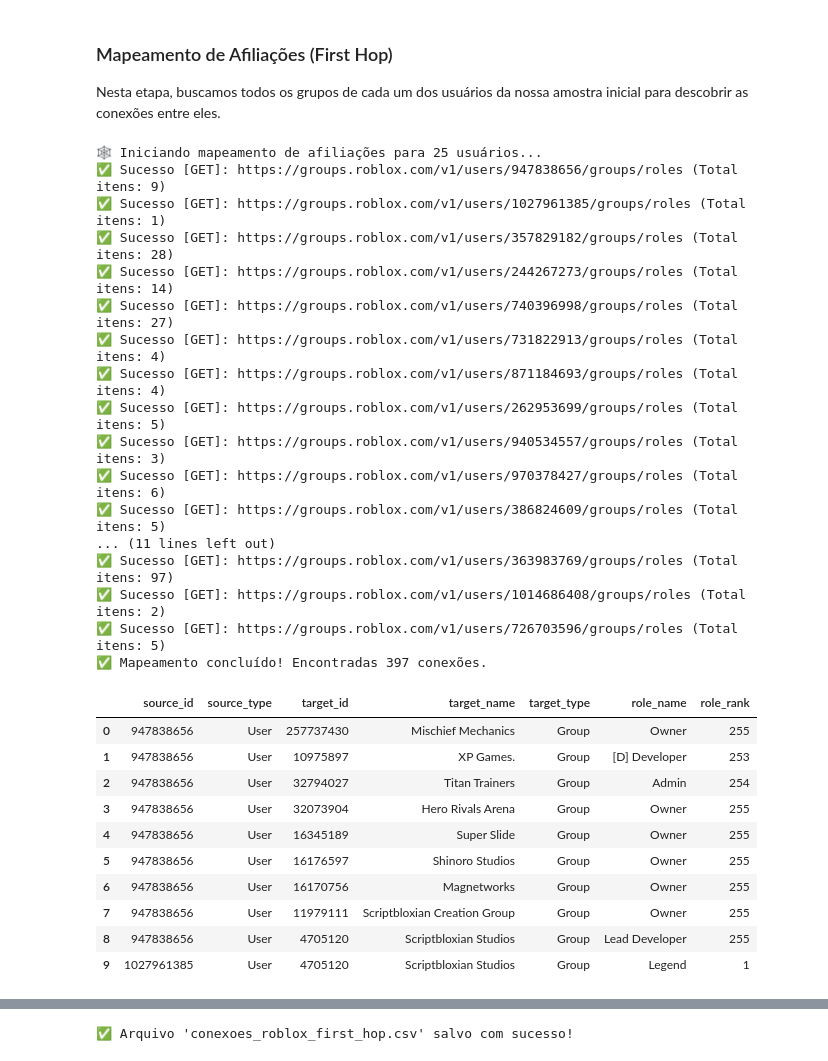
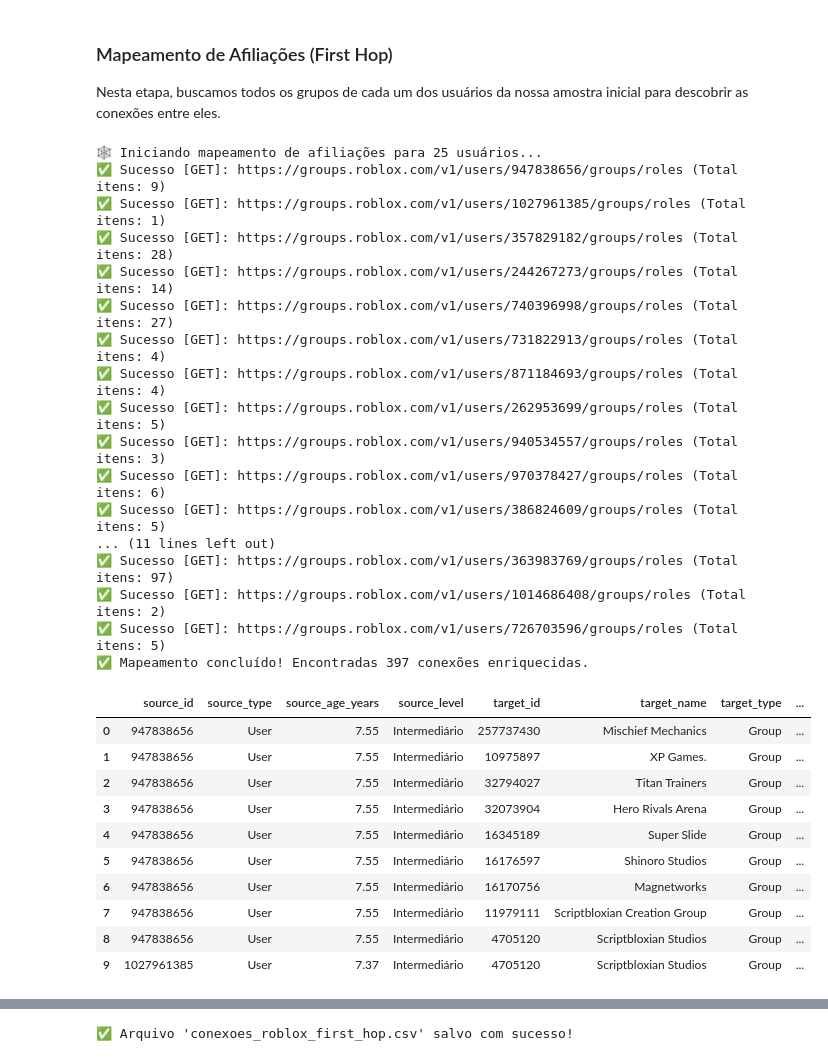
Before and after one commit to Joaoplims/sna_roblox_kg, a Jupyter notebook: Roblox_KG.ipynb, the cells around one changed output, grey strips where cells are left out. Cells and saved outputs as stored; diff of their text form; code cells hidden in the pictures.

```diff
--- a/Roblox_KG.ipynb
+++ b/Roblox_KG.ipynb
@@ -295,10 +295,15 @@ graph_edges = []
 print(f"🕸️ Iniciando mapeamento de afiliações para {len(user_ids)} usuários...")
 
 for uid in user_ids:
+    # Buscar metadados do usuário já processados no df_users
+    user_meta = df_users[df_users['user_id'] == str(uid)]
+    user_age = user_meta['age_years'].values[0] if not user_meta.empty else None
+    user_level = user_meta['level'].values[0] if not user_meta.empty else "Desconhecido"
+
     # Endpoint da API V1 para listar grupos/cargos do usuário
     affiliations_url = f"https://groups.roblox.com/v1/users/{uid}/groups/roles"
 
-    # Como este endpoint retorna uma lista na chave 'data', nossa função make_roblox_request funcionará bem
+    # Realiza a chamada
     response = make_roblox_request(affiliations_url, auto_paginate=False)
 
     if response and 'data' in response:
@@ -307,56 +312,56 @@ for uid in user_ids:
             group_info = item.get('group', {})
             role_info = item.get('role', {})
 
-            # Registramos a aresta: Origem (User) -> Relação (Member) -> Destino (Group)
+            # Registramos a aresta enriquecida com dados do usuário
             edge = {
                 "source_id": uid,
                 "source_type": "User",
+                "source_age_years": user_age,
+                "source_level": user_level,
                 "target_id": group_info.get('id'),
                 "target_name": group_info.get('name'),
                 "target_type": "Group",
                 "role_name": role_info.get('name'),
                 "role_rank": role_info.get('rank')
             }
             graph_edges.append(edge)
 
     # Pequeno delay para respeitar a API
     time.sleep(0.2)
 
-
-
 # Criando um DataFrame para visualizar as conexões
 df_graph = pd.DataFrame(graph_edges)
-print(f"✅ Mapeamento concluído! Encontradas {len(df_graph)} conexões.")
+print(f"✅ Mapeamento concluído! Encontradas {len(df_graph)} conexões enriquecidas.")
 display(df_graph.head(10))
 # %% [output]
 🕸️ Iniciando mapeamento de afiliações para 25 usuários...
 ✅ Sucesso [GET]: https://groups.roblox.com/v1/users/947838656/groups/roles (Total itens: 9)
 ✅ Sucesso [GET]: https://groups.roblox.com/v1/users/1027961385/groups/roles (Total itens: 1)
 ✅ Sucesso [GET]: https://groups.roblox.com/v1/users/357829182/groups/roles (Total itens: 28)
 ✅ Sucesso [GET]: https://groups.roblox.com/v1/users/244267273/groups/roles (Total itens: 14)
 ✅ Sucesso [GET]: https://groups.roblox.com/v1/users/740396998/groups/roles (Total itens: 27)
 ✅ Sucesso [GET]: https://groups.roblox.com/v1/users/731822913/groups/roles (Total itens: 4)
 ✅ Sucesso [GET]: https://groups.roblox.com/v1/users/871184693/groups/roles (Total itens: 4)
 ✅ Sucesso [GET]: https://groups.roblox.com/v1/users/262953699/groups/roles (Total itens: 5)
 ✅ Sucesso [GET]: https://groups.roblox.com/v1/users/940534557/groups/roles (Total itens: 3)
 ✅ Sucesso [GET]: https://groups.roblox.com/v1/users/970378427/groups/roles (Total itens: 6)
 ✅ Sucesso [GET]: https://groups.roblox.com/v1/users/386824609/groups/roles (Total itens: 5)
 ... (11 lines left out)
 ✅ Sucesso [GET]: https://groups.roblox.com/v1/users/363983769/groups/roles (Total itens: 97)
 ✅ Sucesso [GET]: https://groups.roblox.com/v1/users/1014686408/groups/roles (Total itens: 2)
 ✅ Sucesso [GET]: https://groups.roblox.com/v1/users/726703596/groups/roles (Total itens: 5)
-✅ Mapeamento concluído! Encontradas 397 conexões.
+✅ Mapeamento concluído! Encontradas 397 conexões enriquecidas.
-|  | source_id | source_type | target_id | target_name | target_type | role_name | role_rank |
-| 0 | 947838656 | User | 257737430 | Mischief Mechanics | Group | Owner | 255 |
-| 1 | 947838656 | User | 10975897 | XP Games. | Group | [D] Developer | 253 |
-| 2 | 947838656 | User | 32794027 | Titan Trainers | Group | Admin | 254 |
-| 3 | 947838656 | User | 32073904 | Hero Rivals Arena | Group | Owner | 255 |
-| 4 | 947838656 | User | 16345189 | Super Slide | Group | Owner | 255 |
-| 5 | 947838656 | User | 16176597 | Shinoro Studios | Group | Owner | 255 |
-| 6 | 947838656 | User | 16170756 | Magnetworks | Group | Owner | 255 |
-| 7 | 947838656 | User | 11979111 | Scriptbloxian Creation Group | Group | Owner | 255 |
-| 8 | 947838656 | User | 4705120 | Scriptbloxian Studios | Group | Lead Developer | 255 |
-| 9 | 1027961385 | User | 4705120 | Scriptbloxian Studios | Group | Legend | 1 |
+|  | source_id | source_type | source_age_years | source_level | target_id | target_name | target_type | ... |
+| 0 | 947838656 | User | 7.55 | Intermediário | 257737430 | Mischief Mechanics | Group | ... |
+| 1 | 947838656 | User | 7.55 | Intermediário | 10975897 | XP Games. | Group | ... |
+| 2 | 947838656 | User | 7.55 | Intermediário | 32794027 | Titan Trainers | Group | ... |
+| 3 | 947838656 | User | 7.55 | Intermediário | 32073904 | Hero Rivals Arena | Group | ... |
+| 4 | 947838656 | User | 7.55 | Intermediário | 16345189 | Super Slide | Group | ... |
+| 5 | 947838656 | User | 7.55 | Intermediário | 16176597 | Shinoro Studios | Group | ... |
+| 6 | 947838656 | User | 7.55 | Intermediário | 16170756 | Magnetworks | Group | ... |
+| 7 | 947838656 | User | 7.55 | Intermediário | 11979111 | Scriptbloxian Creation Group | Group | ... |
+| 8 | 947838656 | User | 7.55 | Intermediário | 4705120 | Scriptbloxian Studios | Group | ... |
+| 9 | 1027961385 | User | 7.37 | Intermediário | 4705120 | Scriptbloxian Studios | Group | ... |
 # %%
 # Exibindo uma amostra das arestas criadas
 if graph_edges:
```
Also changed, not shown: parts of 9 cells of this notebook.
